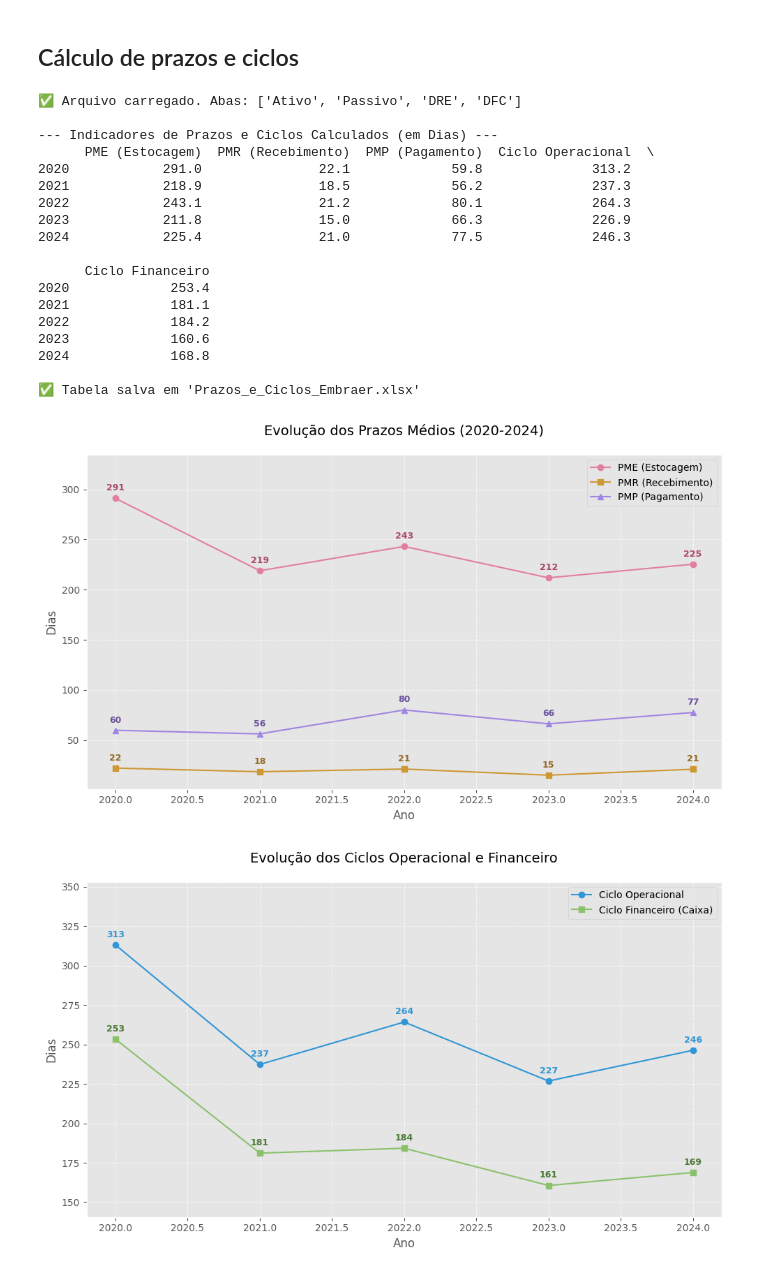
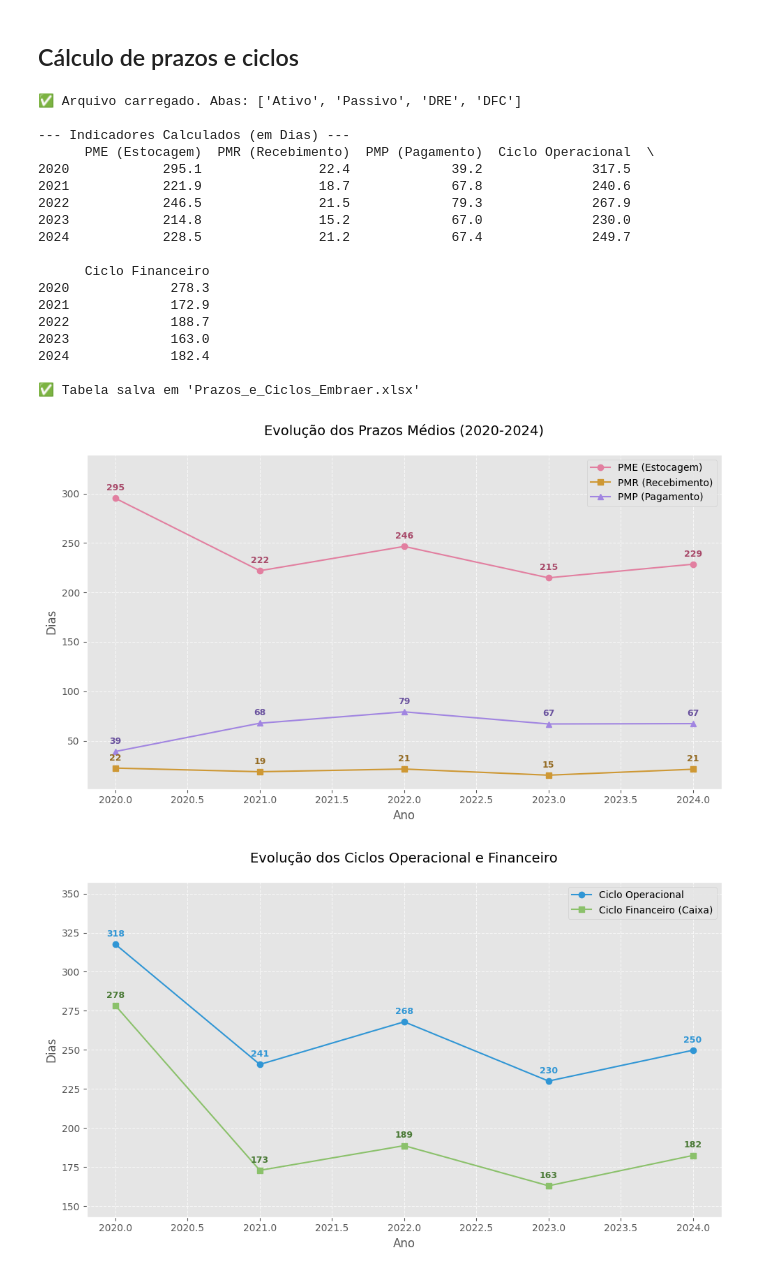
Before and after one commit to meduardajustino/Analise-das-Demonstracoes-Contabeis---Embraer-S.A., a Jupyter notebook: Cálculo de prazos e ciclos.ipynb, the cells around one changed output. Cells and saved outputs as stored; diff of their text form; code cells hidden in the pictures.

Commit message:
Correção dos incadores de prazos e ciclos

```diff
--- a/Cálculo de prazos e ciclos.ipynb
+++ b/Cálculo de prazos e ciclos.ipynb
@@ -46,39 +46,41 @@ estoques = pegar_valor(df_ativo, '1.01.04') # Estoques
 clientes = pegar_valor(df_ativo, '1.01.03') # Contas a Receber / Clientes
 fornecedores = pegar_valor(df_passivo, '2.01.02') # Fornecedores
 
+ESTOQUE_2019 = 5257749
+
 # Ajuste de sinal do CMV (para positivo)
 if cmv is not None: cmv = cmv.abs()
 
 # Verifica se pegou tudo
 if any(v is None for v in [receita, cmv, estoques, clientes, fornecedores]):
-    print("⚠️ Alguma conta não foi encontrada pelo código padrão. Verifique os códigos no seu Excel.")
-    # Dica: Imprima df_dre.head() para ver os códigos corretos se der erro.
+    print("⚠️ Alguma conta não foi encontrada. Verifique os códigos no Excel.")
 else:
-    # --- 3. CÁLCULO DOS INDICADORES DE ATIVIDADE ---
-    indicadores = pd.DataFrame(index=receita.index) # Cria DF com os anos
+# --- 2. CÁLCULO DOS INDICADORES (COM AJUSTE DE COMPRAS) ---
+    indicadores = pd.DataFrame(index=receita.index)
 
-    # 3.1 Prazos Médios (em Dias)
-    # PME = (Estoques / CMV) * 360
-    indicadores['PME (Estocagem)'] = (estoques / cmv) * 360
+    # Cálculo preciso das COMPRAS
+    # Cria uma série para o estoque anterior deslocando 1 ano
+    estoque_anterior = estoques.shift(1)
 
-    # PMR = (Clientes / Receita) * 360
-    indicadores['PMR (Recebimento)'] = (clientes / receita) * 360
+    # Preenche o primeiro ano (2020) com o valor manual de 2019
+    # O .iloc[0] se refere ao primeiro ano da série (2020)
+    estoque_anterior.iloc[0] = ESTOQUE_2019
 
-    # Cálculo das Compras (Aprox: CMV + Est_Final - Est_Inicial)
-    # Como simplificação, muitas análises usam Compras ≈ CMV. Vamos usar CMV ajustado se possível, ou apenas CMV.
-    # Ajuste: Compras = CMV + Delta Estoque.
-    # Para simplificar e evitar perder o primeiro ano, usaremos Compras ≈ CMV (comum em análises rápidas)
-    # Ou PMP = (Fornecedores / CMV) * 360 (se não tiver compras exatas)
-    indicadores['PMP (Pagamento)'] = (fornecedores / cmv) * 360
+    # Fórmula: Compras = CMV + Estoque Final - Estoque Inicial
+    compras_reais = cmv + (estoques - estoque_anterior)
+
+    # 3.1 Prazos Médios (Dias)
+    indicadores['PME (Estocagem)'] = (estoques / cmv) * 365
+    indicadores['PMR (Recebimento)'] = (clientes / receita) * 365
+
+    # AGORA USAMOS 'compras_reais' EM VEZ DE 'cmv'
+    indicadores['PMP (Pagamento)'] = (fornecedores / compras_reais) * 365
 
     # 3.2 Ciclos
-    # Ciclo Operacional = PME + PMR
     indicadores['Ciclo Operacional'] = indicadores['PME (Estocagem)'] + indicadores['PMR (Recebimento)']
-
-    # Ciclo Financeiro = Ciclo Operacional - PMP
     indicadores['Ciclo Financeiro'] = indicadores['Ciclo Operacional'] - indicadores['PMP (Pagamento)']
 
-    print("\n--- Indicadores de Prazos e Ciclos Calculados (em Dias) ---")
+    print("\n--- Indicadores Calculados (em Dias) ---")
     print(indicadores.round(1))
 
     # --- 4. EXPORTAÇÃO E VISUALIZAÇÃO GRÁFICA ---
@@ -149,43 +151,43 @@ plt.plot(indicadores.index, indicadores['Ciclo Financeiro'], marker='s', color="
 # Adicionando os rótulos (dias) acima dos pontos
 adicionar_rotulos(indicadores.index, indicadores['Ciclo Operacional'], cor_texto="#3096d5")
 adicionar_rotulos(indicadores.index, indicadores['Ciclo Financeiro'], cor_texto="#4a7a36")
 
 # Linha de zero para referência
 plt.axhline(0, color='black', linewidth=1, linestyle='--')
 
 # Configurações do gráfico
 plt.title('Evolução dos Ciclos Operacional e Financeiro', fontsize=14, pad=20)
 plt.ylabel('Dias', fontsize=12)
 plt.xlabel('Ano', fontsize=12)
 plt.legend(loc='best')
 plt.grid(True, linestyle='--', alpha=0.7)
 
 # Ajuste automático do limite Y
 y_max_ciclos = indicadores[['Ciclo Operacional', 'Ciclo Financeiro']].max().max()
 y_min_ciclos = indicadores[['Ciclo Operacional', 'Ciclo Financeiro']].min().min()
 plt.ylim(bottom=y_min_ciclos - 20, top=y_max_ciclos + 40)
 
 plt.tight_layout()
 plt.savefig("Grafico_Ciclos.png")
 plt.show()
 # %% [output]
 ✅ Arquivo carregado. Abas: ['Ativo', 'Passivo', 'DRE', 'DFC']
 
---- Indicadores de Prazos e Ciclos Calculados (em Dias) ---
+--- Indicadores Calculados (em Dias) ---
       PME (Estocagem)  PMR (Recebimento)  PMP (Pagamento)  Ciclo Operacional  \
-2020            291.0               22.1             59.8              313.2
-2021            218.9               18.5             56.2              237.3
-2022            243.1               21.2             80.1              264.3
-2023            211.8               15.0             66.3              226.9
-2024            225.4               21.0             77.5              246.3
+2020            295.1               22.4             39.2              317.5
+2021            221.9               18.7             67.8              240.6
+2022            246.5               21.5             79.3              267.9
+2023            214.8               15.2             67.0              230.0
+2024            228.5               21.2             67.4              249.7
 
       Ciclo Financeiro
-2020             253.4
-2021             181.1
-2022             184.2
-2023             160.6
-2024             168.8
+2020             278.3
+2021             172.9
+2022             188.7
+2023             163.0
+2024             182.4
 
 ✅ Tabela salva em 'Prazos_e_Ciclos_Embraer.xlsx'
-[figure, old version]
+[figure, new version]
-[figure, old version]
+[figure, new version]
```
Also changed, not shown: 5 other files.
